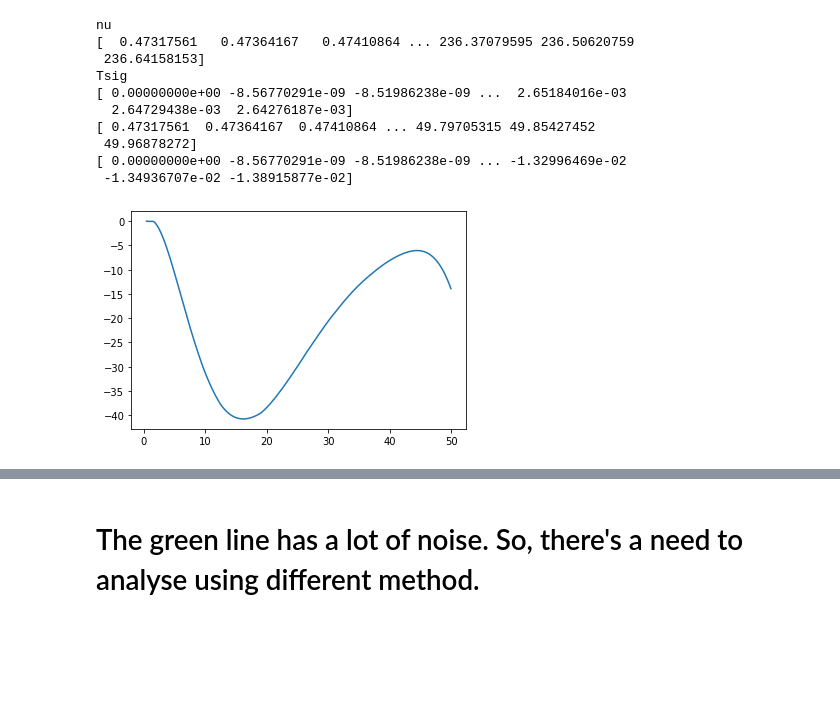
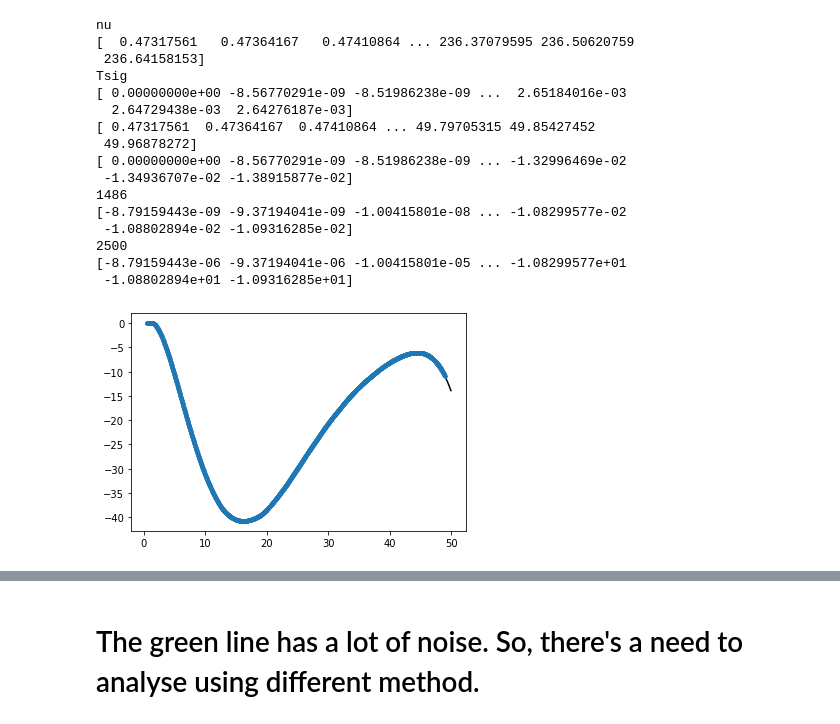
Before and after one commit to kssumanth27/Notebooks---signal, a Jupyter notebook: Power Law.ipynb, the cells around one changed output, grey strips where cells are left out. Cells and saved outputs as stored; diff of their text form; code cells hidden in the pictures; blank space fills up the shorter version.

```diff
--- a/Power Law.ipynb
+++ b/Power Law.ipynb
@@ -6,34 +10,53 @@ from scipy.optimize import curve_fit
 # %%
 data = load("signal.npz")
 lst = data.files
 for item in lst:
     print(item)
     print(data[item])
 
 nu = data['nu']
 nu_50 = nu[nu<50]
 nu6 = nu_50*1E6
 
 Tsig = data['Tsig']
-Tsig_50 = Tsig[nu<50]
+Tsig_50 = Tsig[nu<50]        # unit of k
 Tsig3 = Tsig_50*1E3      # unit of mk
 
-plt.plot(nu_50,Tsig3)
+plt.plot(nu_50,Tsig3,'k')
 length = len(nu_50)
 print(nu_50)
 print(Tsig_50)
+print(len(nu_50))
+#interpolate linear and cubic
+nu_50_new = np.linspace(0.48,49,2500)
+Tsig_50_new = interp1d(nu_50,Tsig3)
+plt.plot(nu_50_new,Tsig_50_new(nu_50_new),'.')
+
+nu6 = nu_50_new*1E6
+nu_50 = nu_50_new
+Tsign3 = Tsig_50_new(nu_50_new)      #unit of mk
+Tsig_50 = Tsign3*1E-3 #unit of k
+print(Tsig_50)
+print(len(Tsig_50))
+print(Tsign3)
 # %% [output]
 nu
 [  0.47317561   0.47364167   0.47410864 ... 236.37079595 236.50620759
  236.64158153]
 Tsig
 [ 0.00000000e+00 -8.56770291e-09 -8.51986238e-09 ...  2.65184016e-03
   2.64729438e-03  2.64276187e-03]
 [ 0.47317561  0.47364167  0.47410864 ... 49.79705315 49.85427452
  49.96878272]
 [ 0.00000000e+00 -8.56770291e-09 -8.51986238e-09 ... -1.32996469e-02
  -1.34936707e-02 -1.38915877e-02]
+1486
+[-8.79159443e-09 -9.37194041e-09 -1.00415801e-08 ... -1.08299577e-02
+ -1.08802894e-02 -1.09316285e-02]
+2500
+[-8.79159443e-06 -9.37194041e-06 -1.00415801e-05 ... -1.08299577e+01
+ -1.08802894e+01 -1.09316285e+01]
-[figure, old version]
+[figure, new version]
 # %%
 nu0 = 20E6 #hz
 def func(x,a,b):
```
Also changed, not shown: parts of 17 cells of this notebook.
